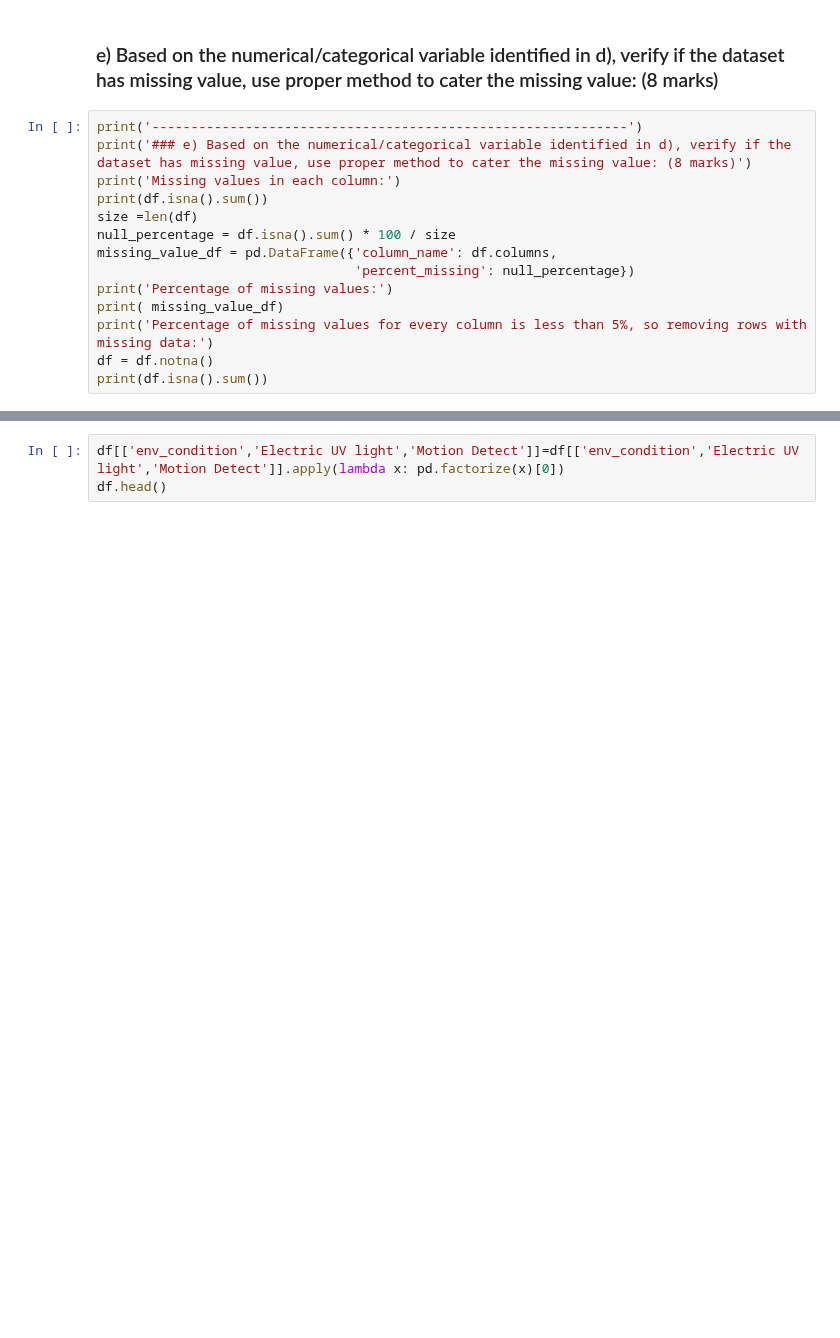
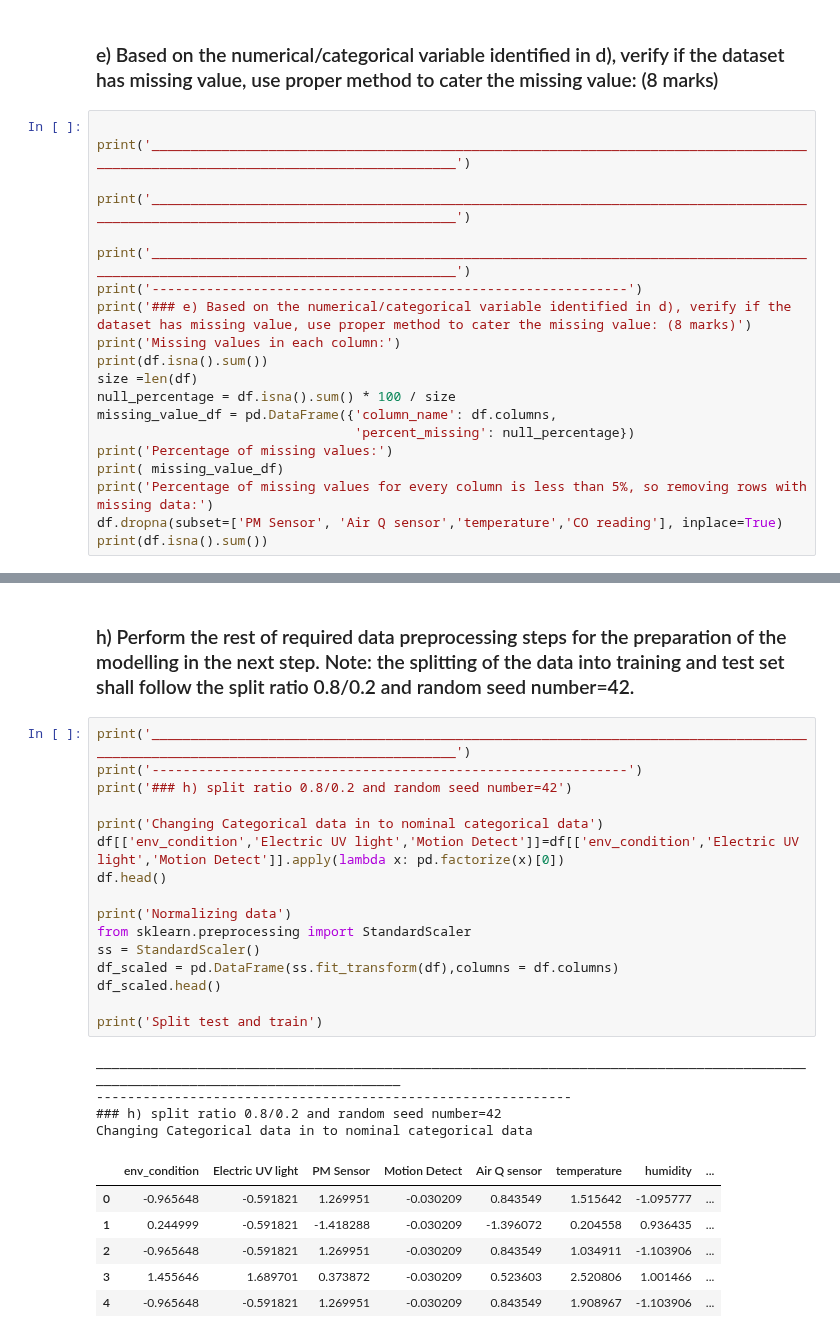
Before and after one commit to asadTariq666/Python_work, a Jupyter notebook: dattrnhia iot sensor/iot.ipynb, the cells around one changed output, grey strips where cells are left out. Drawn from its saved outputs; the diff is of its cells as text; blank space fills up the shorter version.

Commit message:
iot sensor analysis.

```diff
--- a/dattrnhia iot sensor/iot.ipynb
+++ b/dattrnhia iot sensor/iot.ipynb
@@ -91,6 +128,12 @@ print('***Numerical Features:*** "1. PM Sensor  ", "2. Air Q sensor ", "3.  temp
 # %% [markdown]
 ### e) Based on the numerical/categorical variable identified in d), verify if the dataset has missing value, use proper method to cater the missing value: (8 marks)
 # %%
+
+print('__________________________________________________________________________________________________________________________________')
+
+print('__________________________________________________________________________________________________________________________________')
+
+print('__________________________________________________________________________________________________________________________________')
 print('-------------------------------------------------------------')
 print('### e) Based on the numerical/categorical variable identified in d), verify if the dataset has missing value, use proper method to cater the missing value: (8 marks)')
 print('Missing values in each column:')
@@ -102,6 +145,6 @@ missing_value_df = pd.DataFrame({'column_name': df.columns,
 print('Percentage of missing values:')
 print( missing_value_df)
 print('Percentage of missing values for every column is less than 5%, so removing rows with missing data:')
-df = df.notna()
+df.dropna(subset=['PM Sensor', 'Air Q sensor','temperature','CO reading'], inplace=True)
 print(df.isna().sum())
 # %% [output]
@@ -138,3 +369,29 @@ print("*** f 1: Find mean, median, std deviation of each numerical variable iden
+# %% [markdown]
+### h) Perform the rest of required data preprocessing steps for the preparation of the modelling in the next step. Note: the splitting of the data into training and test set shall follow the split ratio 0.8/0.2 and random seed number=42.
 # %%
+print('__________________________________________________________________________________________________________________________________')
+print('-------------------------------------------------------------')
+print('### h) split ratio 0.8/0.2 and random seed number=42')
+
+print('Changing Categorical data in to nominal categorical data')
 df[['env_condition','Electric UV light','Motion Detect']]=df[['env_condition','Electric UV light','Motion Detect']].apply(lambda x: pd.factorize(x)[0])
 df.head()
+
+print('Normalizing data')
+from sklearn.preprocessing import StandardScaler
+ss = StandardScaler()
+df_scaled = pd.DataFrame(ss.fit_transform(df),columns = df.columns)
+df_scaled.head()
+
+print('Split test and train')
+# %% [output]
+__________________________________________________________________________________________________________________________________
+-------------------------------------------------------------
+### h) split ratio 0.8/0.2 and random seed number=42
+Changing Categorical data in to nominal categorical data
+|  | env_condition | Electric UV light | PM Sensor | Motion Detect | Air Q sensor | temperature | humidity | ... |
+| 0 | -0.965648 | -0.591821 | 1.269951 | -0.030209 | 0.843549 | 1.515642 | -1.095777 | ... |
+| 1 | 0.244999 | -0.591821 | -1.418288 | -0.030209 | -1.396072 | 0.204558 | 0.936435 | ... |
+| 2 | -0.965648 | -0.591821 | 1.269951 | -0.030209 | 0.843549 | 1.034911 | -1.103906 | ... |
+| 3 | 1.455646 | 1.689701 | 0.373872 | -0.030209 | 0.523603 | 2.520806 | 1.001466 | ... |
+| 4 | -0.965648 | -0.591821 | 1.269951 | -0.030209 | 0.843549 | 1.908967 | -1.103906 | ... |
```
Also changed, not shown: parts of 12 cells of this notebook.
